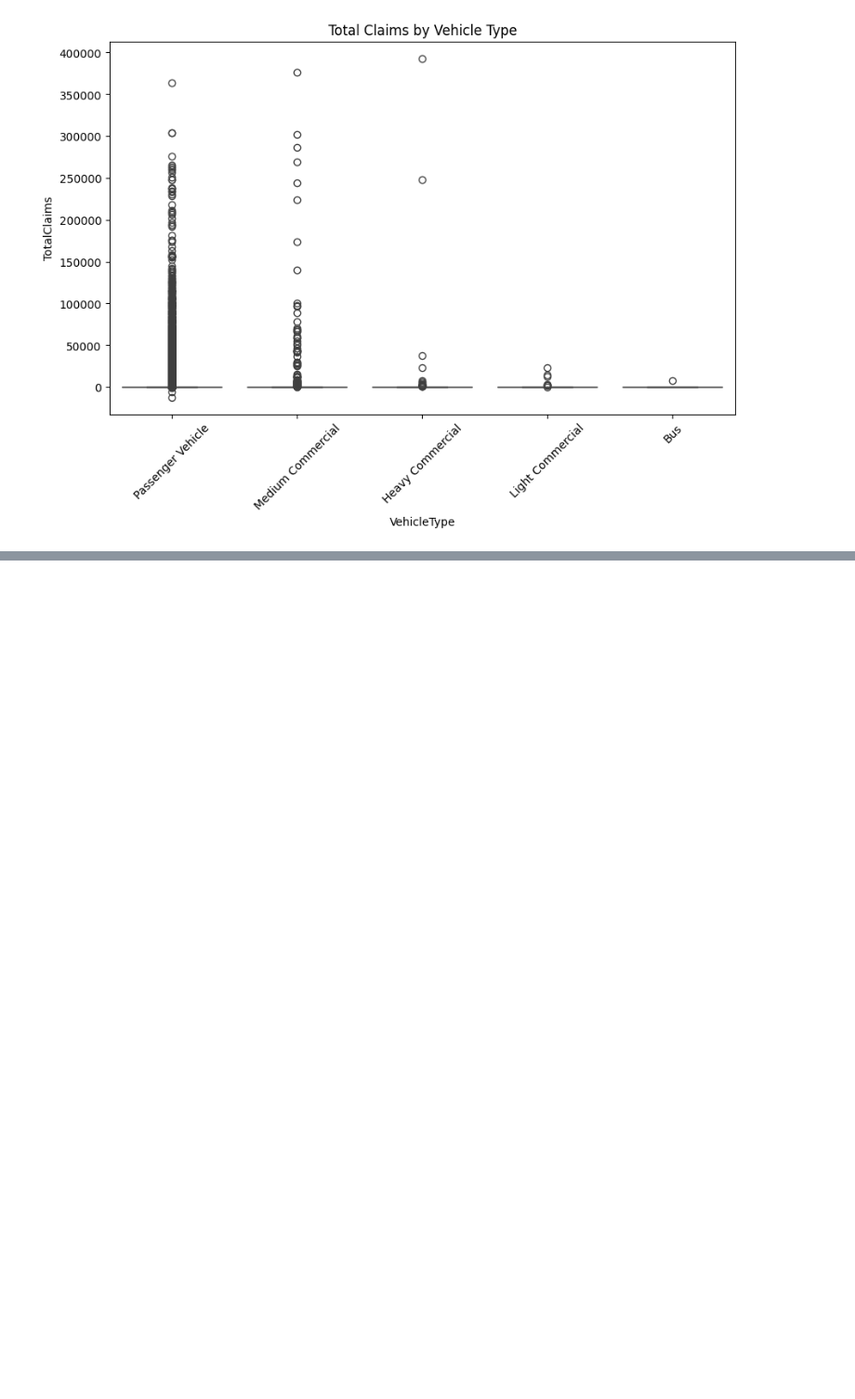
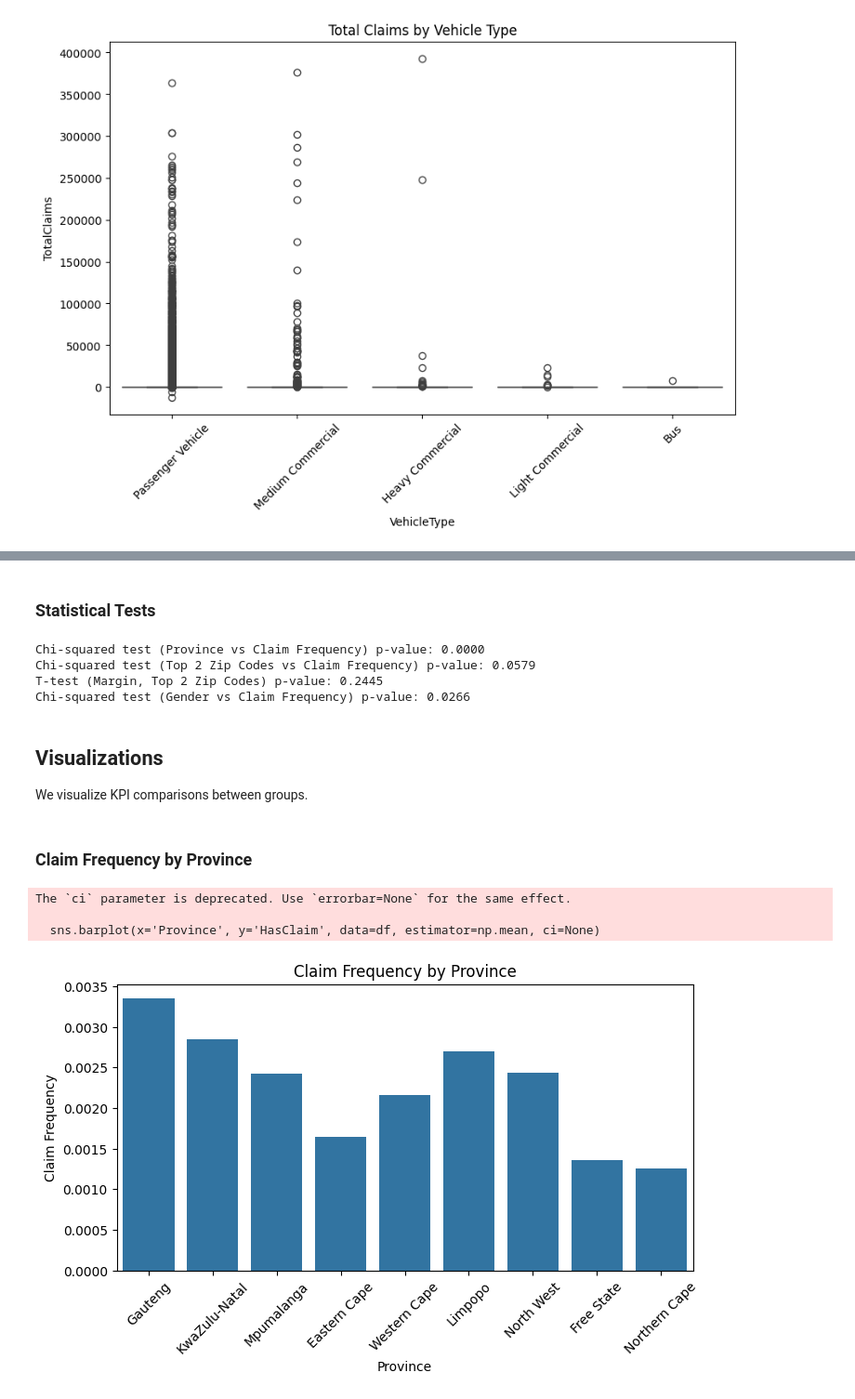
Before and after one commit to AshenafiTech/end-to-end-insurance-analytics, a Jupyter notebook: notebooks/01_eda_stats.ipynb, the cells around one changed output, grey strips where cells are left out. Shown at 93% size. Drawn from its saved outputs; the diff is of its cells as text; code cells hidden in the pictures; blank space fills up the shorter version.

```diff
--- a/notebooks/01_eda_stats.ipynb
+++ b/notebooks/01_eda_stats.ipynb
@@ -197,0 +218,13 @@ plt.show()
+# %%
+# Create HasClaim: 1 if TotalClaims > 0, else 0
+df['HasClaim'] = (df['TotalClaims'] > 0).astype(int)
+
+# Create ClaimAmount: average claim amount per policy with a claim
+# If TotalClaims is the sum of all claims for the policy, use it directly for those with claims
+df['ClaimAmount'] = df['TotalClaims']  # or adjust if you have claim count
+
+# Use PostalCode as ZipCode
+df['ZipCode'] = df['PostalCode']
+
+# Now you can safely run your analysis
+assert {'HasClaim', 'ClaimAmount', 'TotalPremium', 'TotalClaims', 'Gender', 'ZipCode', 'Province'}.issubset(df.columns)
@@ -197,0 +233,10 @@ plt.show()
+# %%
+df['Margin'] = df['TotalPremium'] - df['TotalClaims']
+
+claim_frequency = df['HasClaim'].mean()
+claim_severity = df[df['HasClaim'] == 1]['ClaimAmount'].mean()
+avg_margin = df['Margin'].mean()
+
+print(f"Overall Claim Frequency: {claim_frequency:.2%}")
+print(f"Overall Claim Severity: {claim_severity:.2f}")
+print(f"Overall Average Margin: {avg_margin:.2f}")
@@ -197,0 +306,47 @@ plt.show()
+# %% [markdown]
+### Statistical Tests
+# %%
+# Province vs Claim Frequency
+contingency_prov = pd.crosstab(df['Province'], df['HasClaim'])
+chi2_prov, p_prov, _, _ = chi2_contingency(contingency_prov)
+print(f"Chi-squared test (Province vs Claim Frequency) p-value: {p_prov:.4f}")
+
+# Top 2 Zip Codes vs Claim Frequency
+top_zips = df['ZipCode'].value_counts().index[:2]
+contingency_zip = pd.crosstab(df[df['ZipCode'].isin(top_zips)]['ZipCode'], df[df['ZipCode'].isin(top_zips)]['HasClaim'])
+chi2_zip, p_zip, _, _ = chi2_contingency(contingency_zip)
+print(f"Chi-squared test (Top 2 Zip Codes vs Claim Frequency) p-value: {p_zip:.4f}")
+
+# Margin difference between top 2 zip codes
+margin_a = df[df['ZipCode'] == top_zips[0]]['Margin']
+margin_b = df[df['ZipCode'] == top_zips[1]]['Margin']
+t_stat_margin, p_margin = ttest_ind(margin_a, margin_b, equal_var=False)
+print(f"T-test (Margin, Top 2 Zip Codes) p-value: {p_margin:.4f}")
+
+# Gender vs Claim Frequency
+contingency_gender = pd.crosstab(df['Gender'], df['HasClaim'])
+chi2_gender, p_gender, _, _ = chi2_contingency(contingency_gender)
+print(f"Chi-squared test (Gender vs Claim Frequency) p-value: {p_gender:.4f}")
+# %% [output]
+Chi-squared test (Province vs Claim Frequency) p-value: 0.0000
+Chi-squared test (Top 2 Zip Codes vs Claim Frequency) p-value: 0.0579
+T-test (Margin, Top 2 Zip Codes) p-value: 0.2445
+Chi-squared test (Gender vs Claim Frequency) p-value: 0.0266
+# %% [markdown]
+## Visualizations
+
+We visualize KPI comparisons between groups.
+# %% [markdown]
+### Claim Frequency by Province
+# %%
+plt.figure(figsize=(8,4))
+sns.barplot(x='Province', y='HasClaim', data=df, estimator=np.mean, ci=None)
+plt.title('Claim Frequency by Province')
+plt.ylabel('Claim Frequency')
+plt.xticks(rotation=45)
+plt.show()
+# %% [output]
+The `ci` parameter is deprecated. Use `errorbar=None` for the same effect.
+
+  sns.barplot(x='Province', y='HasClaim', data=df, estimator=np.mean, ci=None)
+[figure, added]
```
Also changed, not shown: parts of 18 cells of this notebook.
